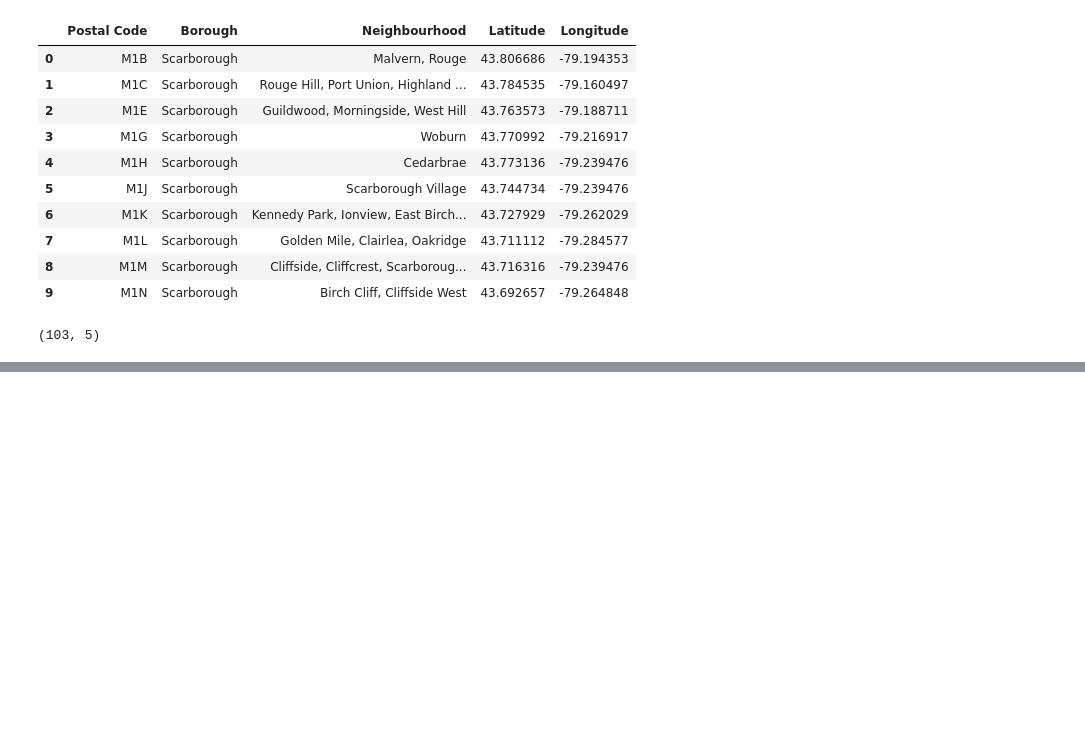
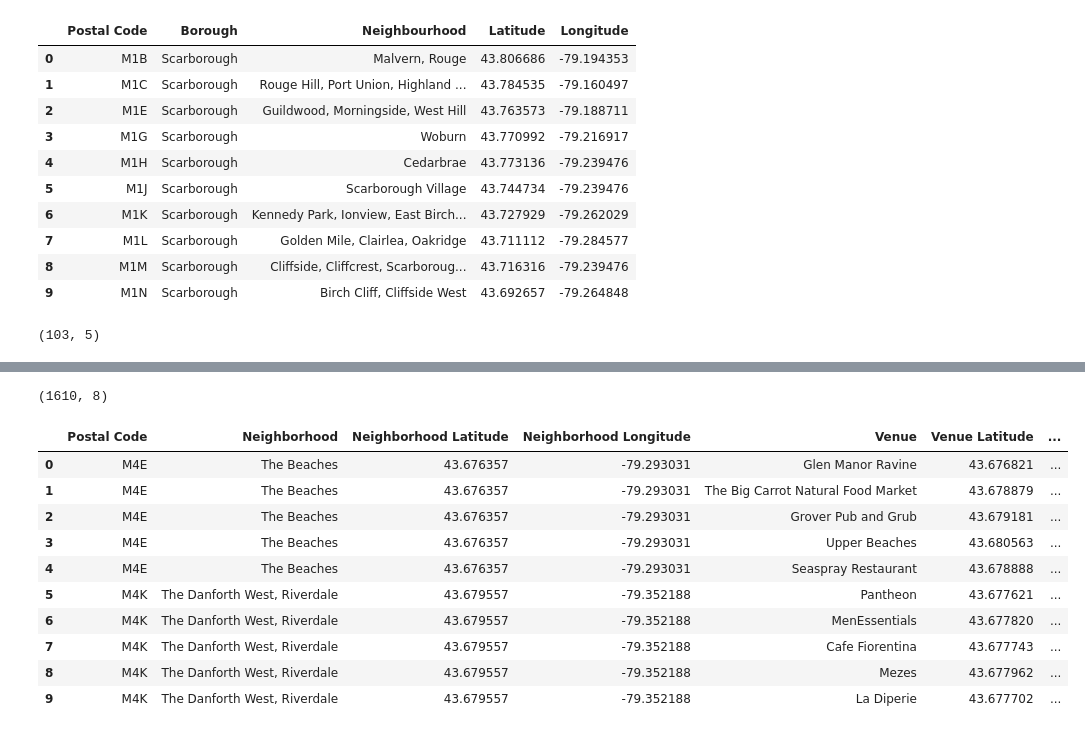
Before and after one commit to hscshane/Miami-Neighborhood-Guide-Analysis, a Jupyter notebook: Neighborhoods_Toronto.ipynb, the cells around one changed output, grey strips where cells are left out. Saved outputs shown, nothing was run; the diff lists cells and outputs as text; code cells hidden in the pictures; blank space fills up the shorter version.

```diff
--- a/Neighborhoods_Toronto.ipynb
+++ b/Neighborhoods_Toronto.ipynb
@@ -81,0 +188,16 @@ df.shape
+# %%
+print(df_venues.shape)
+df_venues.head(10)
+# %% [output]
+(1610, 8)
+|  | Postal Code | Neighborhood | Neighborhood Latitude | Neighborhood Longitude | Venue | Venue Latitude | ... |
+| 0 | M4E | The Beaches | 43.676357 | -79.293031 | Glen Manor Ravine | 43.676821 | ... |
+| 1 | M4E | The Beaches | 43.676357 | -79.293031 | The Big Carrot Natural Food Market | 43.678879 | ... |
+| 2 | M4E | The Beaches | 43.676357 | -79.293031 | Grover Pub and Grub | 43.679181 | ... |
+| 3 | M4E | The Beaches | 43.676357 | -79.293031 | Upper Beaches | 43.680563 | ... |
+| 4 | M4E | The Beaches | 43.676357 | -79.293031 | Seaspray Restaurant | 43.678888 | ... |
+| 5 | M4K | The Danforth West, Riverdale | 43.679557 | -79.352188 | Pantheon | 43.677621 | ... |
+| 6 | M4K | The Danforth West, Riverdale | 43.679557 | -79.352188 | MenEssentials | 43.677820 | ... |
+| 7 | M4K | The Danforth West, Riverdale | 43.679557 | -79.352188 | Cafe Fiorentina | 43.677743 | ... |
+| 8 | M4K | The Danforth West, Riverdale | 43.679557 | -79.352188 | Mezes | 43.677962 | ... |
+| 9 | M4K | The Danforth West, Riverdale | 43.679557 | -79.352188 | La Diperie | 43.677702 | ... |
```
Also changed, not shown: parts of 42 cells of this notebook.
